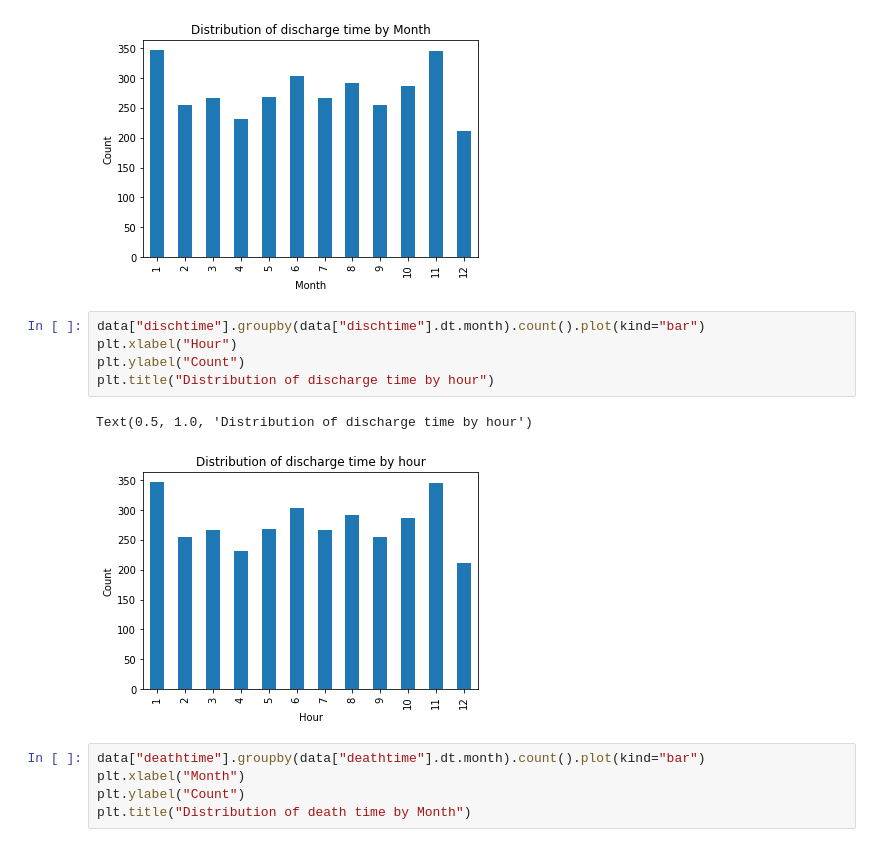
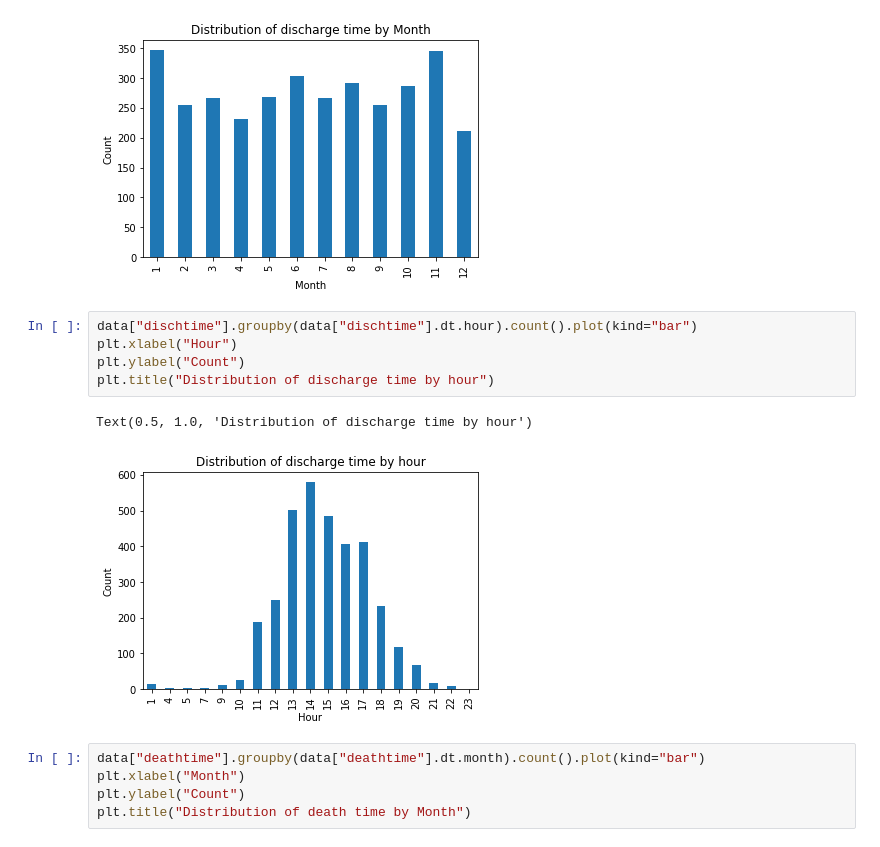
Before and after one commit to derek-y-lee/uclabiostat-thesis, a Jupyter notebook: predict_waitingtime_mimic.ipynb, the cells around one changed output. Drawn from its saved outputs; the diff is of its cells as text.

```diff
--- a/predict_waitingtime_mimic.ipynb
+++ b/predict_waitingtime_mimic.ipynb
@@ -263,13 +263,13 @@ plt.title("Distribution of discharge time by Month")
 Text(0.5, 1.0, 'Distribution of discharge time by Month')
 [figure]
 # %%
-data["dischtime"].groupby(data["dischtime"].dt.month).count().plot(kind="bar")
+data["dischtime"].groupby(data["dischtime"].dt.hour).count().plot(kind="bar")
 plt.xlabel("Hour")
 plt.ylabel("Count")
 plt.title("Distribution of discharge time by hour")
 # %% [output]
 Text(0.5, 1.0, 'Distribution of discharge time by hour')
-[figure, old version]
+[figure, new version]
 # %%
 data["deathtime"].groupby(data["deathtime"].dt.month).count().plot(kind="bar")
 plt.xlabel("Month")
```
Also changed, not shown: parts of 5 cells of this notebook.
